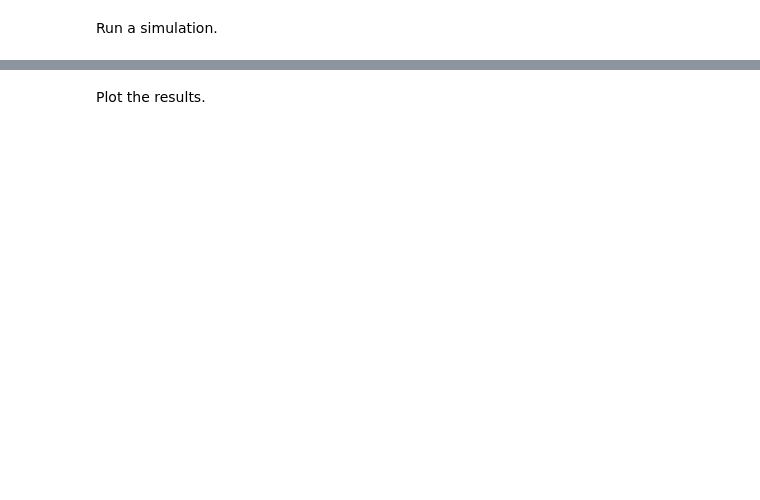
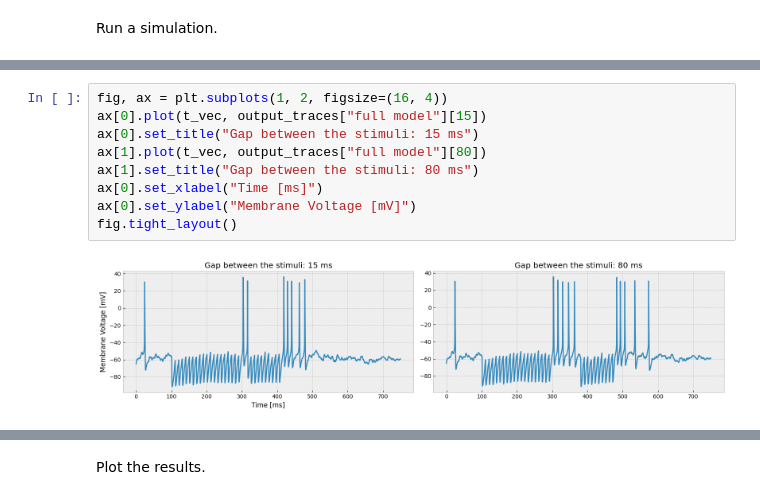
Before and after one commit to NeuArv/spn-sound-termination-miniproject, a Jupyter notebook: spn_model.ipynb, the cells around one changed output, grey strips where cells are left out. Cells and saved outputs as stored; diff of their text form; blank space fills up the shorter version.

```diff
--- a/spn_model.ipynb
+++ b/spn_model.ipynb
@@ -127,0 +221,11 @@ h.run()
+# %%
+fig, ax = plt.subplots(1, 2, figsize=(16, 4))
+ax[0].plot(t_vec, output_traces["full model"][15])
+ax[0].set_title("Gap between the stimuli: 15 ms")
+ax[1].plot(t_vec, output_traces["full model"][80])
+ax[1].set_title("Gap between the stimuli: 80 ms")
+ax[0].set_xlabel("Time [ms]")
+ax[0].set_ylabel("Membrane Voltage [mV]")
+fig.tight_layout()
+# %% [output]
+[figure, added]
```
Also changed, not shown: parts of 12 cells of this notebook, 4 other files.
